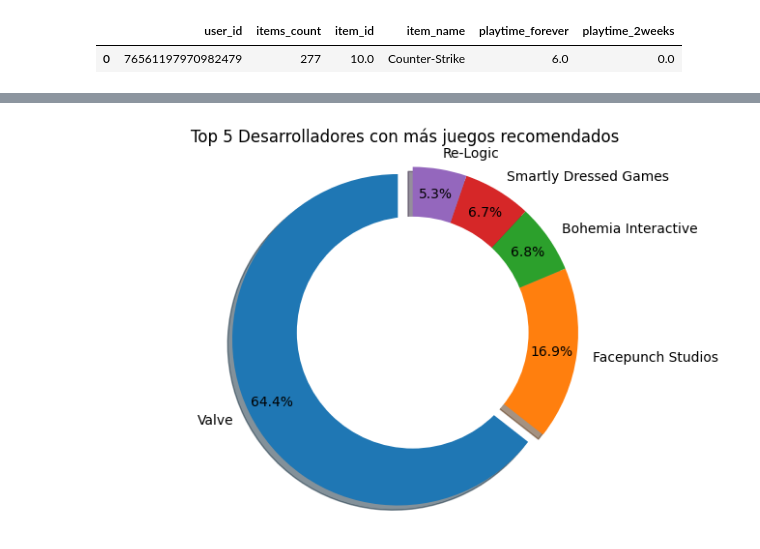
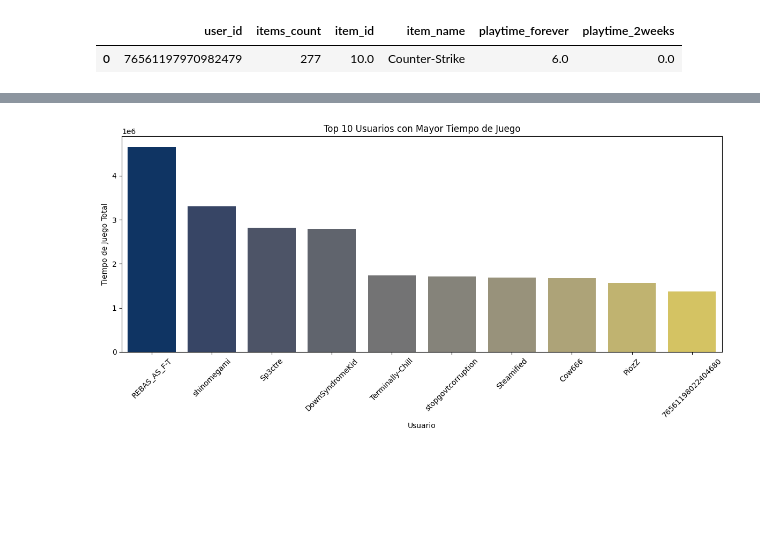
Before and after one commit to LuisLaurence23/PI-Machine-Learning, a Jupyter notebook: Eda.ipynb, the cells around one changed output, grey strips where cells are left out. Saved outputs shown, nothing was run; the diff lists cells and outputs as text; code cells hidden in the pictures; blank space fills up the shorter version.

```diff
--- a/Eda.ipynb
+++ b/Eda.ipynb
@@ -223,21 +229,0 @@ datos
-# %%
-# Agrupamos los juegos por desarrollador y filtramos los juegos recomendados
-juegos_por_desarrollador = games_reviews.loc[games_reviews['recommend'] == True].groupby('developer')['developer'].count().nlargest(5)
-
-# Creamos una lista de valores de explosión para resaltar el sector del gráfico correspondiente al desarrollador con la mayor cantidad de juegos recomendados
-explode = [0.1 if i == juegos_por_desarrollador.max() else 0 for i in juegos_por_desarrollador]
-
-# Creamos un gráfico de dona utilizando Matplotlib y establecemos los valores de explosión y shadow
-fig, ax = plt.subplots(figsize=(8, 5))
-ax.pie(juegos_por_desarrollador, labels=juegos_por_desarrollador.index, autopct='%1.1f%%', startangle=90, pctdistance=0.85, explode=explode, shadow=True)
-ax.axis('equal')
-centre_circle = plt.Circle((0,0),0.70,fc='white')
-fig.gca().add_artist(centre_circle)
-
-# Agregamos un título al gráfico
-plt.title('Top 5 Desarrolladores con más juegos recomendados')
-
-# Mostramos el gráfico
-plt.show()
-# %% [output]
-[figure, removed]
@@ -245,0 +230,20 @@ plt.show()
+# %%
+# Agrupamos los datos por usuario y sumar el tiempo de juego
+tiempo_juego = df_items.groupby('user_id')['playtime_forever'].sum()
+
+# Creamos la variable para tener los 10 usuarios principales
+top_users_df = tiempo_juego.sort_values(ascending=False).head(10).reset_index()
+
+# Creamos un gráfico de barras utilizando Seaborn
+plt.figure(figsize=(12, 6))
+sns.barplot(x='user_id', y='playtime_forever', data=top_users_df, palette='cividis')
+plt.xlabel('Usuario')
+plt.ylabel('Tiempo de Juego Total')
+plt.title('Top 10 Usuarios con Mayor Tiempo de Juego')
+plt.xticks(rotation=45)  #Rotamos las etiquetas del eje x
+
+# Mostramos el gráfico
+plt.tight_layout()
+plt.show()
+# %% [output]
+[figure, added]
```
Also changed, not shown: parts of 40 cells of this notebook, 4 other files.
